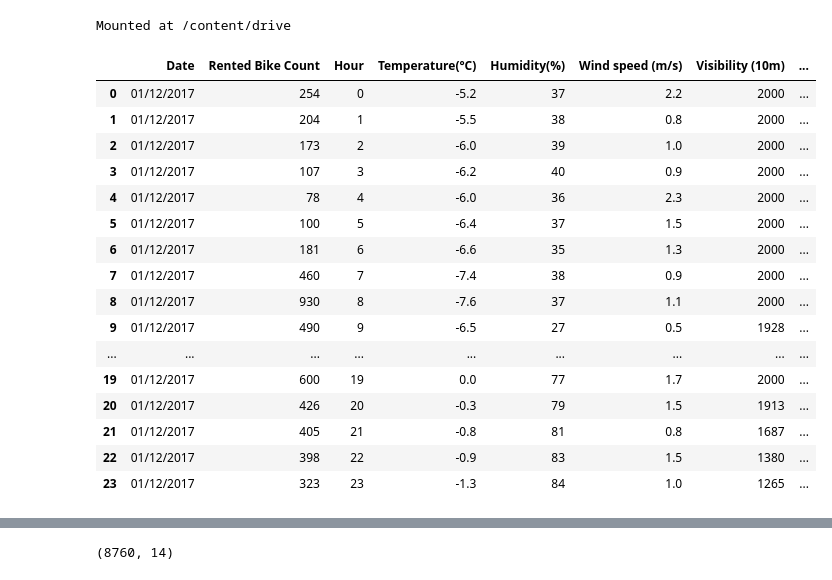
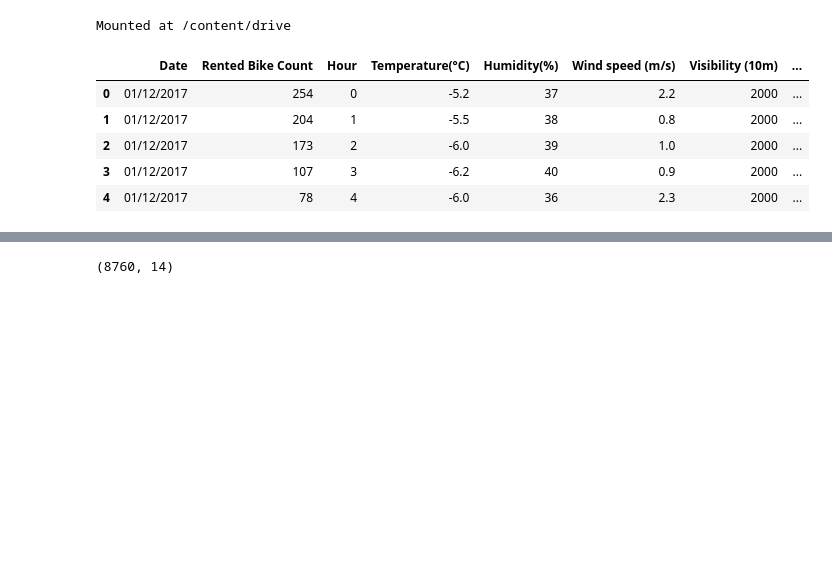
Before and after one commit to Mmbsaksd/Seoul-Bike-Sharing-Demand-Prediction, a Jupyter notebook: Bike_Sharing_Demand_Prediction_Capstone_Project.ipynb, the cells around one changed output, grey strips where cells are left out. Drawn from its saved outputs; the diff is of its cells as text; code cells hidden in the pictures; blank space fills up the shorter version.

```diff
--- a/Bike_Sharing_Demand_Prediction_Capstone_Project.ipynb
+++ b/Bike_Sharing_Demand_Prediction_Capstone_Project.ipynb
@@ -51,26 +51,15 @@ drive.mount('/content/drive')
 Mounted at /content/drive
 # %%
 #Loading the datasets
-df = pd.read_csv('/content/SeoulBikeData.csv', encoding= 'unicode_escape')
-df.head(24)
+df = pd.read_csv('/content/drive/MyDrive/Data Sets/SeoulBikeData.csv', encoding= 'unicode_escape')
+df.head()
 # %% [output]
 |  | Date | Rented Bike Count | Hour | Temperature(°C) | Humidity(%) | Wind speed (m/s) | Visibility (10m) | ... |
 | 0 | 01/12/2017 | 254 | 0 | -5.2 | 37 | 2.2 | 2000 | ... |
 | 1 | 01/12/2017 | 204 | 1 | -5.5 | 38 | 0.8 | 2000 | ... |
 | 2 | 01/12/2017 | 173 | 2 | -6.0 | 39 | 1.0 | 2000 | ... |
 | 3 | 01/12/2017 | 107 | 3 | -6.2 | 40 | 0.9 | 2000 | ... |
 | 4 | 01/12/2017 | 78 | 4 | -6.0 | 36 | 2.3 | 2000 | ... |
-| 5 | 01/12/2017 | 100 | 5 | -6.4 | 37 | 1.5 | 2000 | ... |
-| 6 | 01/12/2017 | 181 | 6 | -6.6 | 35 | 1.3 | 2000 | ... |
-| 7 | 01/12/2017 | 460 | 7 | -7.4 | 38 | 0.9 | 2000 | ... |
-| 8 | 01/12/2017 | 930 | 8 | -7.6 | 37 | 1.1 | 2000 | ... |
-| 9 | 01/12/2017 | 490 | 9 | -6.5 | 27 | 0.5 | 1928 | ... |
-| ... | ... | ... | ... | ... | ... | ... | ... | ... |
-| 19 | 01/12/2017 | 600 | 19 | 0.0 | 77 | 1.7 | 2000 | ... |
-| 20 | 01/12/2017 | 426 | 20 | -0.3 | 79 | 1.5 | 1913 | ... |
-| 21 | 01/12/2017 | 405 | 21 | -0.8 | 81 | 0.8 | 1687 | ... |
-| 22 | 01/12/2017 | 398 | 22 | -0.9 | 83 | 1.5 | 1380 | ... |
-| 23 | 01/12/2017 | 323 | 23 | -1.3 | 84 | 1.0 | 1265 | ... |
 # %%
 #Checking the type
 df.info()
```
Also changed, not shown: parts of 8 cells of this notebook.
